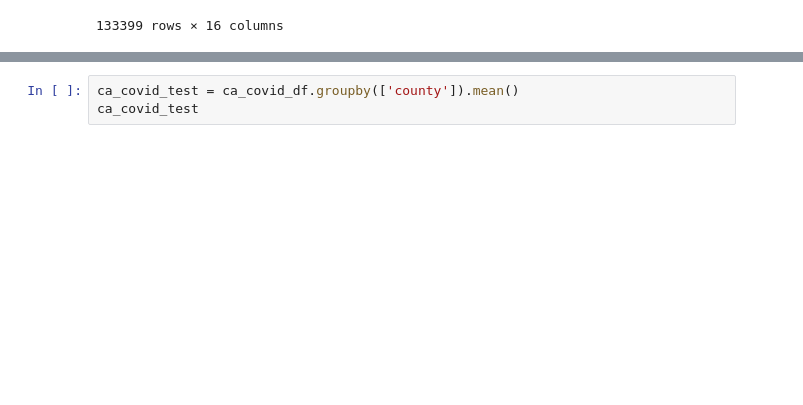
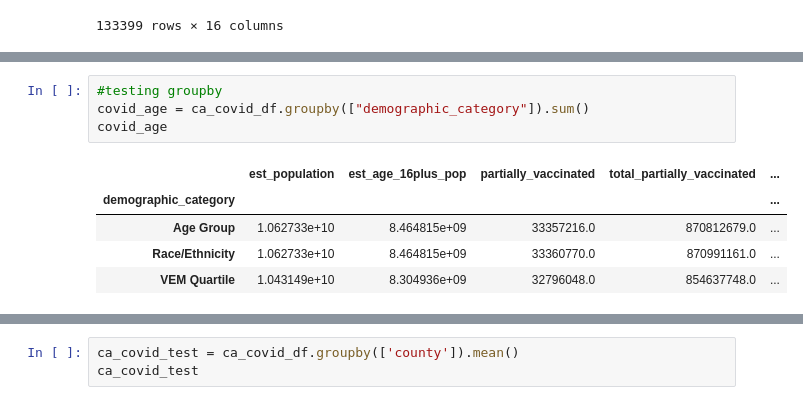
Before and after one commit to Chithra1996/GTProject1, a Jupyter notebook: US Covid 19 Data.ipynb, the cells around one changed output, grey strips where cells are left out. Drawn from its saved outputs; the diff is of its cells as text; blank space fills up the shorter version.

```diff
--- a/US Covid 19 Data.ipynb
+++ b/US Covid 19 Data.ipynb
@@ -199,0 +224,10 @@ ca_covid_df
+# %%
+#testing groupby
+covid_age = ca_covid_df.groupby(["demographic_category"]).sum()
+covid_age
+# %% [output]
+|  | est_population | est_age_16plus_pop | partially_vaccinated | total_partially_vaccinated | ... |
+| demographic_category |  |  |  |  | ... |
+| Age Group | 1.062733e+10 | 8.464815e+09 | 33357216.0 | 870812679.0 | ... |
+| Race/Ethnicity | 1.062733e+10 | 8.464815e+09 | 33360770.0 | 870991161.0 | ... |
+| VEM Quartile | 1.043149e+10 | 8.304936e+09 | 32796048.0 | 854637748.0 | ... |
```
Also changed, not shown: parts of 6 cells of this notebook, 2 other files.
